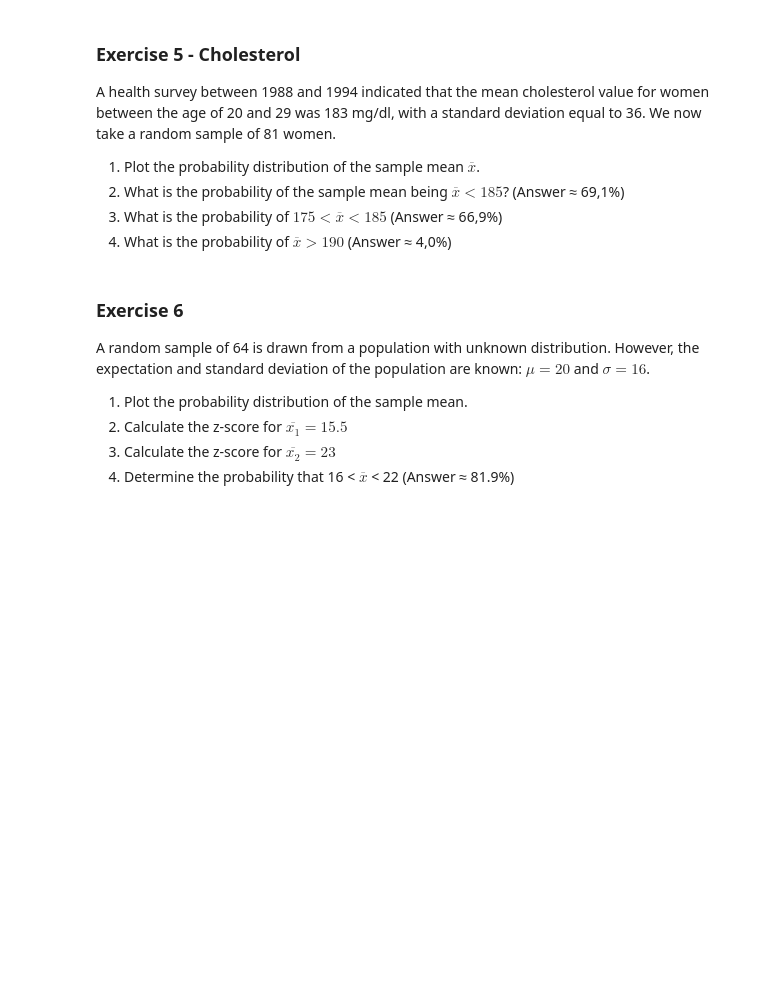
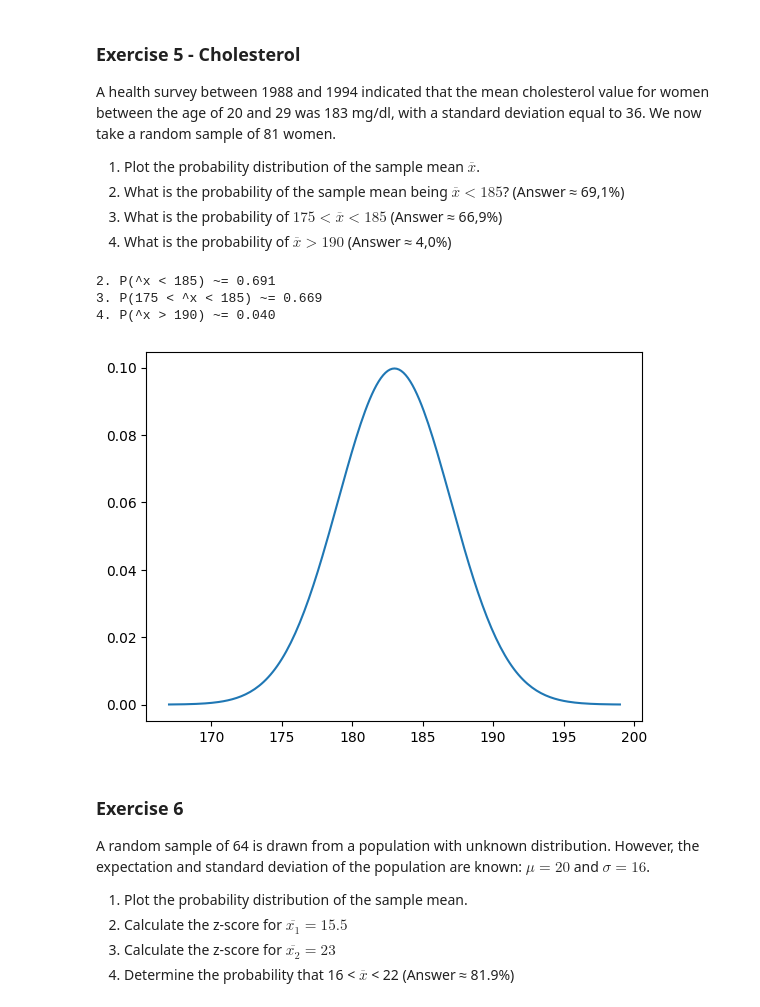
Before and after one commit to Bataklik/Data-Science-_-AI, a Jupyter notebook: 3-central-limit-testing/lab_3_01.ipynb, the cells around one changed output. Saved outputs shown, nothing was run; the diff lists cells and outputs as text; code cells hidden in the pictures; blank space fills up the shorter version.

```diff
--- a/3-central-limit-testing/lab_3_01.ipynb
+++ b/3-central-limit-testing/lab_3_01.ipynb
@@ -61,6 +135,26 @@ A health survey between 1988 and 1994 indicated that the mean cholesterol value
 2. What is the probability of the sample mean being $\overline{x} < 185$? (Answer ≈ 69,1%)
 3. What is the probability of $175 < \overline{x} < 185$ (Answer ≈ 66,9%)
 4. What is the probability of $\overline{x} > 190$ (Answer ≈ 4,0%)
+# %%
+# We willen de mean van een sample, dus we moeten mu van populatie en standaard afwijking:
+# sigma populatie / vierkants wortel n
+mu = 183  # Mean
+sigma = 36  # Standard deviation
+n = 81 # Sample size
+s = sigma / math.sqrt(n)
+x = np.linspace(mu - 4 * s, mu + 4 * s, num=201)
+y = stats.norm.pdf(x, mu, s)
+plt.plot(x, y, label="Normaal verdeling")
+
+print("2. P(^x < 185) ~= %.3f" %stats.norm.cdf(185,mu,s))
+p = stats.norm.cdf(185, mu, s) - stats.norm.cdf(175, mu, s)
+print("3. P(175 < ^x < 185) ~= %.3f" % p )
+print("4. P(^x > 190) ~= %.3f" % stats.norm.sf(190, mu, s))
+# %% [output]
+2. P(^x < 185) ~= 0.691
+3. P(175 < ^x < 185) ~= 0.669
+4. P(^x > 190) ~= 0.040
+[figure, added]
 # %% [markdown]
 ### Exercise 6
 A random sample of 64 is drawn from a population with unknown distribution. However, the expectation and standard deviation of the population are known: $\mu = 20$ and $\sigma = 16$.
```
Also changed, not shown: parts of 7 cells of this notebook, 2 other files.
